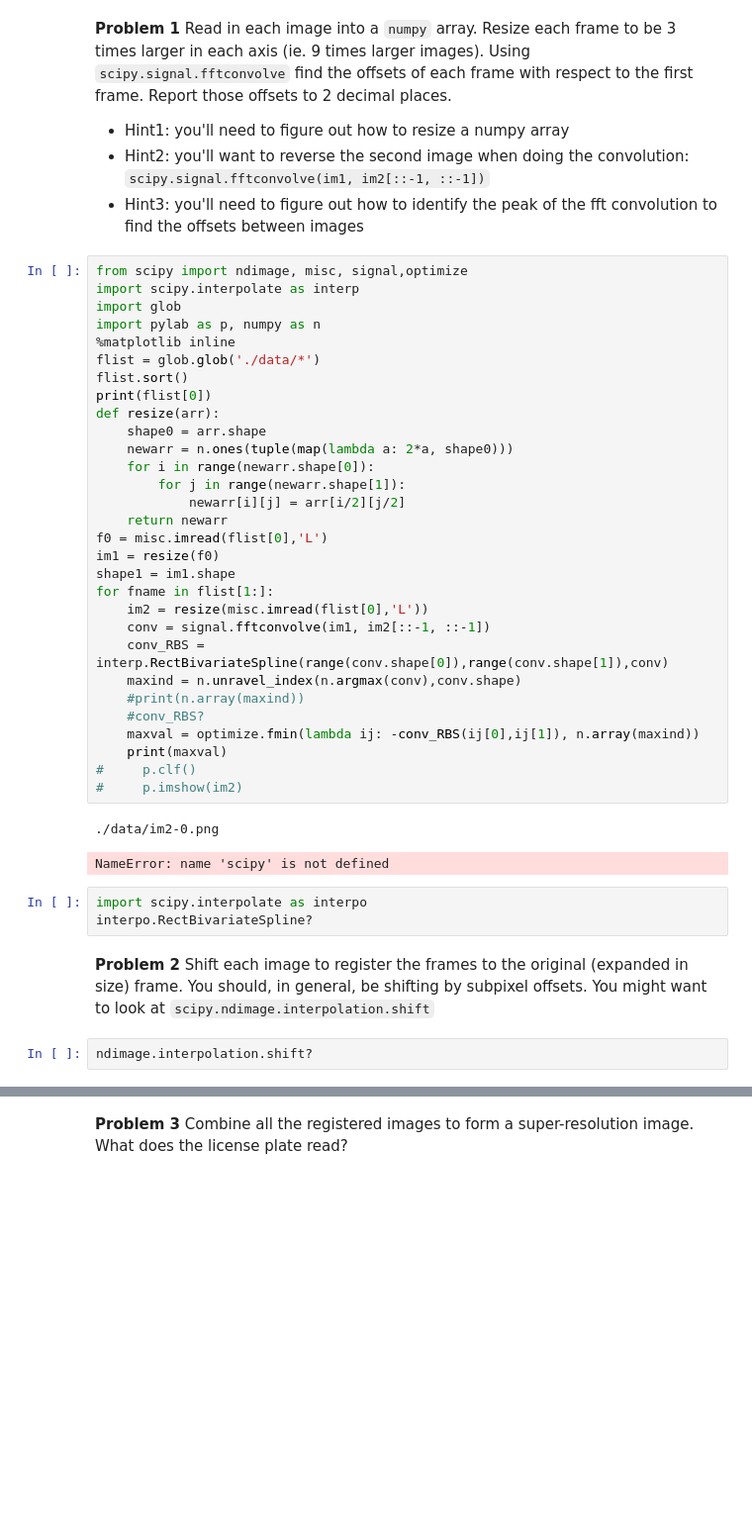
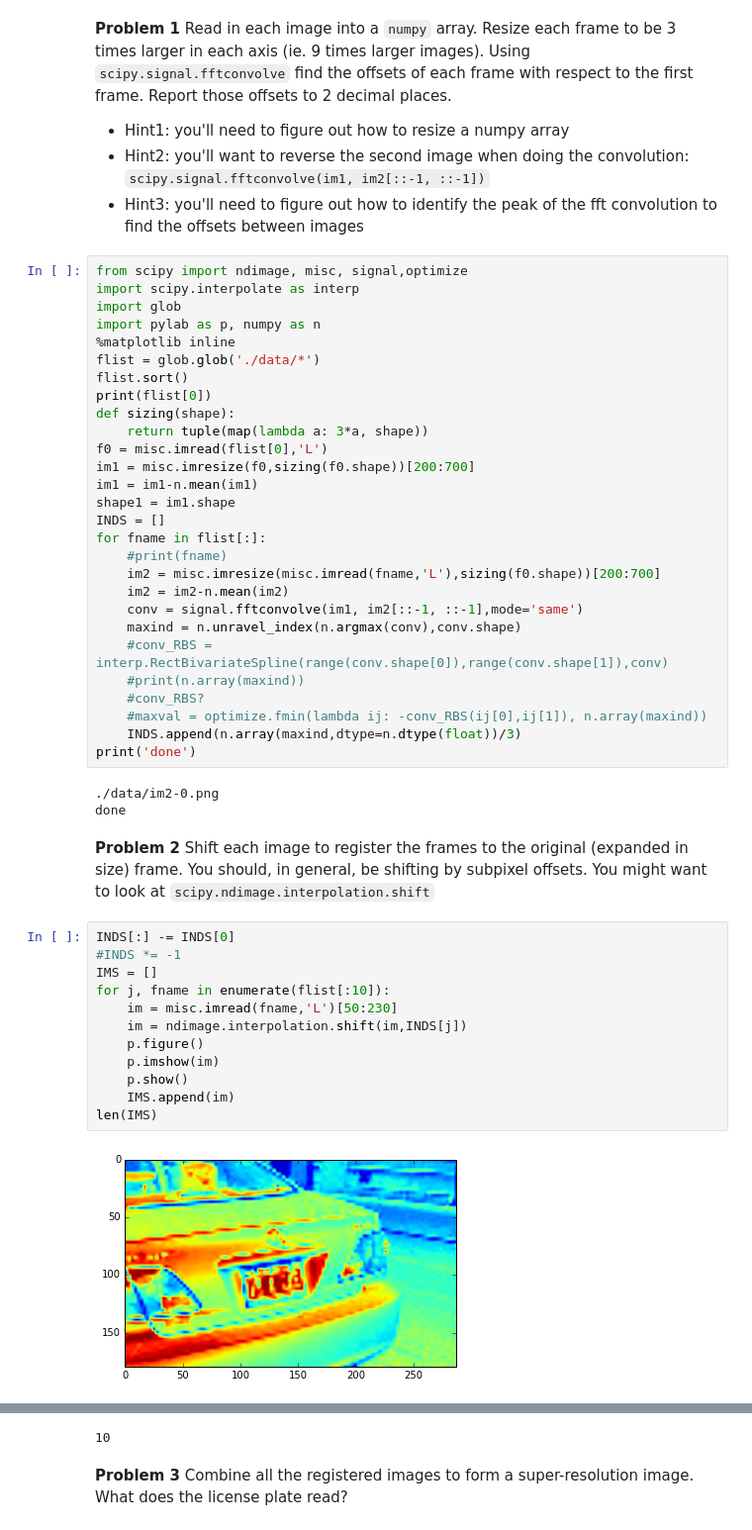
Before and after one commit to yunfanz/AY250HW, a Jupyter notebook: 01/hw_1_assignment.ipynb, the cells around one changed output, grey strips where cells are left out. Shown at 99% size. Cells and saved outputs as stored; diff of their text form; blank space fills up the shorter version.

```diff
--- a/01/hw_1_assignment.ipynb
+++ b/01/hw_1_assignment.ipynb
@@ -75,34 +75,41 @@ import pylab as p, numpy as n
 flist = glob.glob('./data/*')
 flist.sort()
 print(flist[0])
-def resize(arr):
-    shape0 = arr.shape
-    newarr = n.ones(tuple(map(lambda a: 2*a, shape0)))
-    for i in range(newarr.shape[0]):
-        for j in range(newarr.shape[1]):
-            newarr[i][j] = arr[i/2][j/2]
-    return newarr
+def sizing(shape):
+    return tuple(map(lambda a: 3*a, shape))
 f0 = misc.imread(flist[0],'L')
-im1 = resize(f0)
+im1 = misc.imresize(f0,sizing(f0.shape))[200:700]
+im1 = im1-n.mean(im1)
 shape1 = im1.shape
-for fname in flist[1:]:
-    im2 = resize(misc.imread(flist[0],'L'))
-    conv = signal.fftconvolve(im1, im2[::-1, ::-1])
-    conv_RBS = interp.RectBivariateSpline(range(conv.shape[0]),range(conv.shape[1]),conv)
+INDS = []
+for fname in flist[:]:
+    #print(fname)
+    im2 = misc.imresize(misc.imread(fname,'L'),sizing(f0.shape))[200:700]
+    im2 = im2-n.mean(im2)
+    conv = signal.fftconvolve(im1, im2[::-1, ::-1],mode='same')
     maxind = n.unravel_index(n.argmax(conv),conv.shape)
+    #conv_RBS = interp.RectBivariateSpline(range(conv.shape[0]),range(conv.shape[1]),conv)
     #print(n.array(maxind))
     #conv_RBS?
-    maxval = optimize.fmin(lambda ij: -conv_RBS(ij[0],ij[1]), n.array(maxind))
-    print(maxval)
-#     p.clf()
-#     p.imshow(im2)
+    #maxval = optimize.fmin(lambda ij: -conv_RBS(ij[0],ij[1]), n.array(maxind))
+    INDS.append(n.array(maxind,dtype=n.dtype(float))/3)
+print('done')
 # %% [output]
 ./data/im2-0.png
+done
-NameError: name 'scipy' is not defined
-# %%
-import scipy.interpolate as interpo
-interpo.RectBivariateSpline?
 # %% [markdown]
 **Problem 2** Shift each image to register the frames to the original (expanded in size) frame. You should, in general, be shifting by subpixel offsets. You might want to look at `scipy.ndimage.interpolation.shift`
-# %%
-ndimage.interpolation.shift?
+# %%
+INDS[:] -= INDS[0]
+#INDS *= -1
+IMS = []
+for j, fname in enumerate(flist[:10]):
+    im = misc.imread(fname,'L')[50:230]
+    im = ndimage.interpolation.shift(im,INDS[j])
+    p.figure()
+    p.imshow(im)
+    p.show()
+    IMS.append(im)
+len(IMS)
+# %% [output]
+[figure, added]
@@ -109,2 +125,3 @@ ndimage.interpolation.shift?
+10
 # %% [markdown]
 **Problem 3** Combine all the registered images to form a super-resolution image. What does the license plate read?
```
Also changed, not shown: parts of 2 cells of this notebook.
